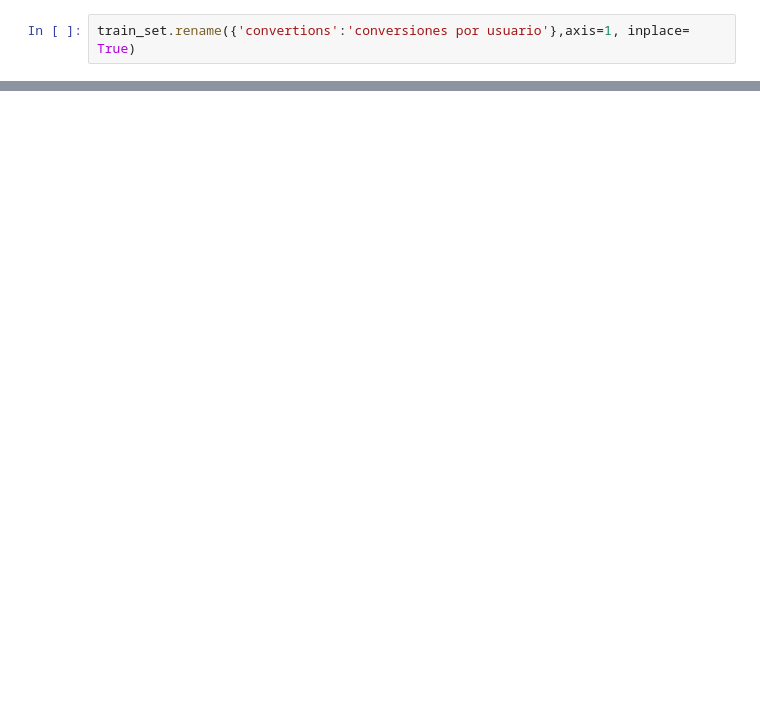
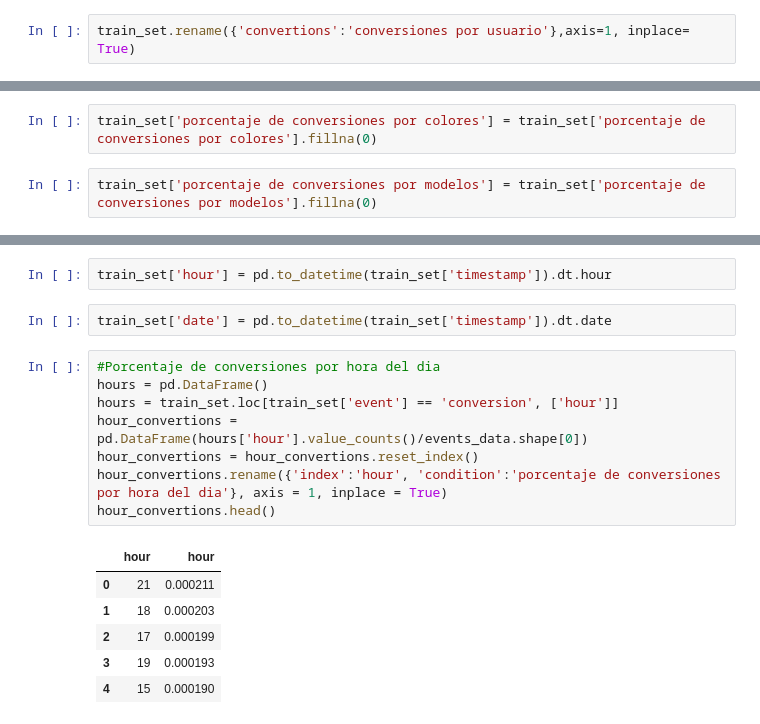
Before and after one commit to Blaz77/DatosReloaded, a Jupyter notebook: TP2/Resolucion.ipynb, the cells around one changed output, grey strips where cells are left out. Saved outputs shown, nothing was run; the diff lists cells and outputs as text; blank space fills up the shorter version.

```diff
--- a/TP2/Resolucion.ipynb
+++ b/TP2/Resolucion.ipynb
@@ -168,0 +191,4 @@ train_set.rename({'convertions':'conversiones por usuario'},axis=1, inplace= Tru
+# %%
+train_set['porcentaje de conversiones por colores'] = train_set['porcentaje de conversiones por colores'].fillna(0)
+# %%
+train_set['porcentaje de conversiones por modelos'] = train_set['porcentaje de conversiones por modelos'].fillna(0)
@@ -168,0 +205,19 @@ train_set.rename({'convertions':'conversiones por usuario'},axis=1, inplace= Tru
+# %%
+train_set['hour'] = pd.to_datetime(train_set['timestamp']).dt.hour
+# %%
+train_set['date'] = pd.to_datetime(train_set['timestamp']).dt.date
+# %%
+#Porcentaje de conversiones por hora del dia
+hours = pd.DataFrame()
+hours = train_set.loc[train_set['event'] == 'conversion', ['hour']]
+hour_convertions = pd.DataFrame(hours['hour'].value_counts()/events_data.shape[0])
+hour_convertions = hour_convertions.reset_index()
+hour_convertions.rename({'index':'hour', 'condition':'porcentaje de conversiones por hora del dia'}, axis = 1, inplace = True)
+hour_convertions.head()
+# %% [output]
+|  | hour | hour |
+| 0 | 21 | 0.000211 |
+| 1 | 18 | 0.000203 |
+| 2 | 17 | 0.000199 |
+| 3 | 19 | 0.000193 |
+| 4 | 15 | 0.000190 |
```
Also changed, not shown: parts of 10 cells of this notebook.
